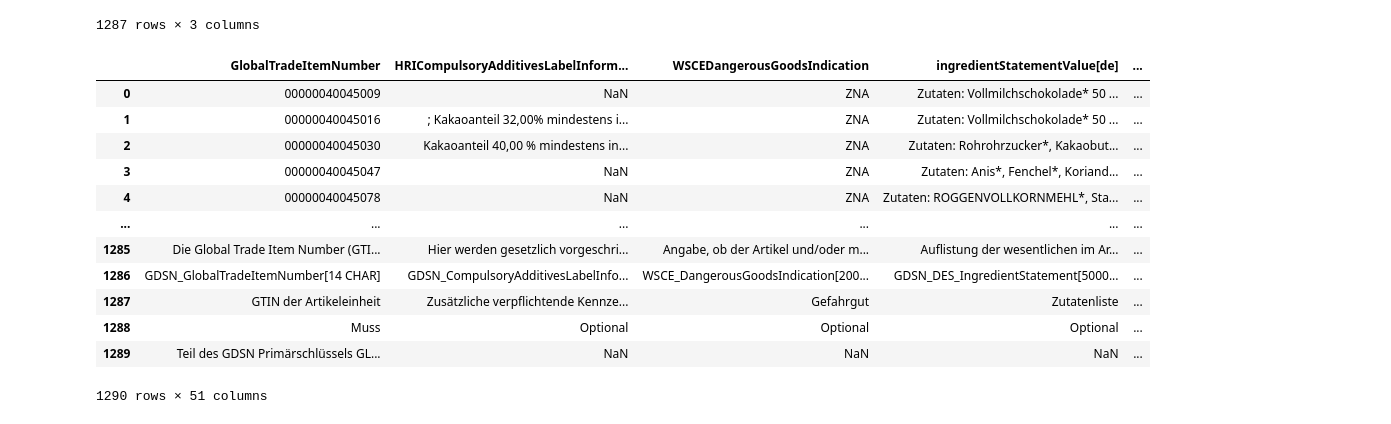
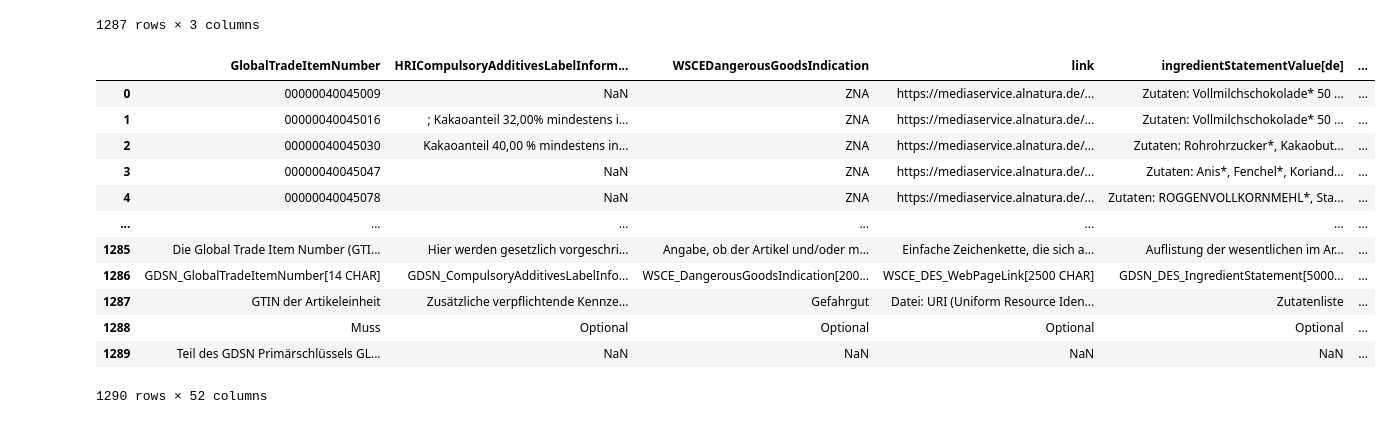
Before and after one commit to ChickenWithRiceW/open_food_facts_import_module, a Jupyter notebook: src/pipeline/eda.ipynb, the cells around one changed output. Drawn from its saved outputs; the diff is of its cells as text; code cells hidden in the pictures.

Commit message:
added link in data

```diff
--- a/src/pipeline/eda.ipynb
+++ b/src/pipeline/eda.ipynb
@@ -224,6 +260,7 @@ dfs_to_merge = [
                                 'HRICompulsoryAdditivesLabelInformation[de]']],
     df["Gefahrgut_Gefahrstoff"][['GlobalTradeItemNumber',
                             'WSCEDangerousGoodsIndication']],
+    df['Artikellogistik'][['GlobalTradeItemNumber','link']],
     df["Angaben_für_die_Lebensmitt"][['GlobalTradeItemNumber',
                            'ingredientStatementValue[de]',
                            'FBSNumberOfServingsPerPackage',
@@ -257,43 +294,43 @@ dfs_to_merge = [
                            'nutritionalContentQuantityContainedValue.6',
                            'nutritionalContentQuantityContainedUOM.6',
                            'nutritionalContent.7',
                            'nutritionalContentQuantityContainedValue.7',
                            'nutritionalContentQuantityContainedUOM.7',
                            'nutritionalContent.8',
                            'nutritionalContentQuantityContainedValue.8',
                            'nutritionalContentQuantityContainedUOM.8']],
     df["Artikelverpackung"][['GlobalTradeItemNumber',
                            'IsPackagingMarkedReturnable']],
     df["Artikelmaße"][['GlobalTradeItemNumber',
                            'NetWeight',
                            'NetWeightUOM',
                            'GrossWeightValue',
                            'GrossWeightUOM']],
     df["Artikelbeschreibung"][['GlobalTradeItemNumber',
                            'TIDFunctionalName[de]',
                            'TIDDescriptionShort[de]',
                            'TIDBrandName',
                            'regulatedProductNameValue[de]']],
     df["Artikelidentifikation"][['GlobalTradeItemNumber',
                              'NameOfBrandOwner',
                              'targetMarketCountryCode']]
 ]
 
 # Merge all dataframes on GlobalTradeItemNumber
 merged_df = reduce(lambda left, right: left.merge(right, on='GlobalTradeItemNumber', how='outer'), dfs_to_merge)
 
 merged_df
 # %% [output]
-|  | GlobalTradeItemNumber | HRICompulsoryAdditivesLabelInform... | WSCEDangerousGoodsIndication | ingredientStatementValue[de] | ... |
-| 0 | 00000040045009 | NaN | ZNA | Zutaten: Vollmilchschokolade* 50 ... | ... |
-| 1 | 00000040045016 | ; Kakaoanteil 32,00% mindestens i... | ZNA | Zutaten: Vollmilchschokolade* 50 ... | ... |
-| 2 | 00000040045030 | Kakaoanteil 40,00 % mindestens in... | ZNA | Zutaten: Rohrohrzucker*, Kakaobut... | ... |
-| 3 | 00000040045047 | NaN | ZNA | Zutaten: Anis*, Fenchel*, Koriand... | ... |
-| 4 | 00000040045078 | NaN | ZNA | Zutaten: ROGGENVOLLKORNMEHL*, Sta... | ... |
-| ... | ... | ... | ... | ... | ... |
-| 1285 | Die Global Trade Item Number (GTI... | Hier werden gesetzlich vorgeschri... | Angabe, ob der Artikel und/oder m... | Auflistung der wesentlichen im Ar... | ... |
-| 1286 | GDSN_GlobalTradeItemNumber[14 CHAR] | GDSN_CompulsoryAdditivesLabelInfo... | WSCE_DangerousGoodsIndication[200... | GDSN_DES_IngredientStatement[5000... | ... |
-| 1287 | GTIN der Artikeleinheit | Zusätzliche verpflichtende Kennze... | Gefahrgut | Zutatenliste | ... |
-| 1288 | Muss | Optional | Optional | Optional | ... |
-| 1289 | Teil des GDSN Primärschlüssels GL... | NaN | NaN | NaN | ... |
+|  | GlobalTradeItemNumber | HRICompulsoryAdditivesLabelInform... | WSCEDangerousGoodsIndication | link | ingredientStatementValue[de] | ... |
+| 0 | 00000040045009 | NaN | ZNA | https://mediaservice.alnatura.de/... | Zutaten: Vollmilchschokolade* 50 ... | ... |
+| 1 | 00000040045016 | ; Kakaoanteil 32,00% mindestens i... | ZNA | https://mediaservice.alnatura.de/... | Zutaten: Vollmilchschokolade* 50 ... | ... |
+| 2 | 00000040045030 | Kakaoanteil 40,00 % mindestens in... | ZNA | https://mediaservice.alnatura.de/... | Zutaten: Rohrohrzucker*, Kakaobut... | ... |
+| 3 | 00000040045047 | NaN | ZNA | https://mediaservice.alnatura.de/... | Zutaten: Anis*, Fenchel*, Koriand... | ... |
+| 4 | 00000040045078 | NaN | ZNA | https://mediaservice.alnatura.de/... | Zutaten: ROGGENVOLLKORNMEHL*, Sta... | ... |
+| ... | ... | ... | ... | ... | ... | ... |
+| 1285 | Die Global Trade Item Number (GTI... | Hier werden gesetzlich vorgeschri... | Angabe, ob der Artikel und/oder m... | Einfache Zeichenkette, die sich a... | Auflistung der wesentlichen im Ar... | ... |
+| 1286 | GDSN_GlobalTradeItemNumber[14 CHAR] | GDSN_CompulsoryAdditivesLabelInfo... | WSCE_DangerousGoodsIndication[200... | WSCE_DES_WebPageLink[2500 CHAR] | GDSN_DES_IngredientStatement[5000... | ... |
+| 1287 | GTIN der Artikeleinheit | Zusätzliche verpflichtende Kennze... | Gefahrgut | Datei: URI (Uniform Resource Iden... | Zutatenliste | ... |
+| 1288 | Muss | Optional | Optional | Optional | Optional | ... |
+| 1289 | Teil des GDSN Primärschlüssels GL... | NaN | NaN | NaN | NaN | ... |
-1290 rows × 51 columns
+1290 rows × 52 columns
```
Also changed, not shown: parts of 3 cells of this notebook, 1 other file.
